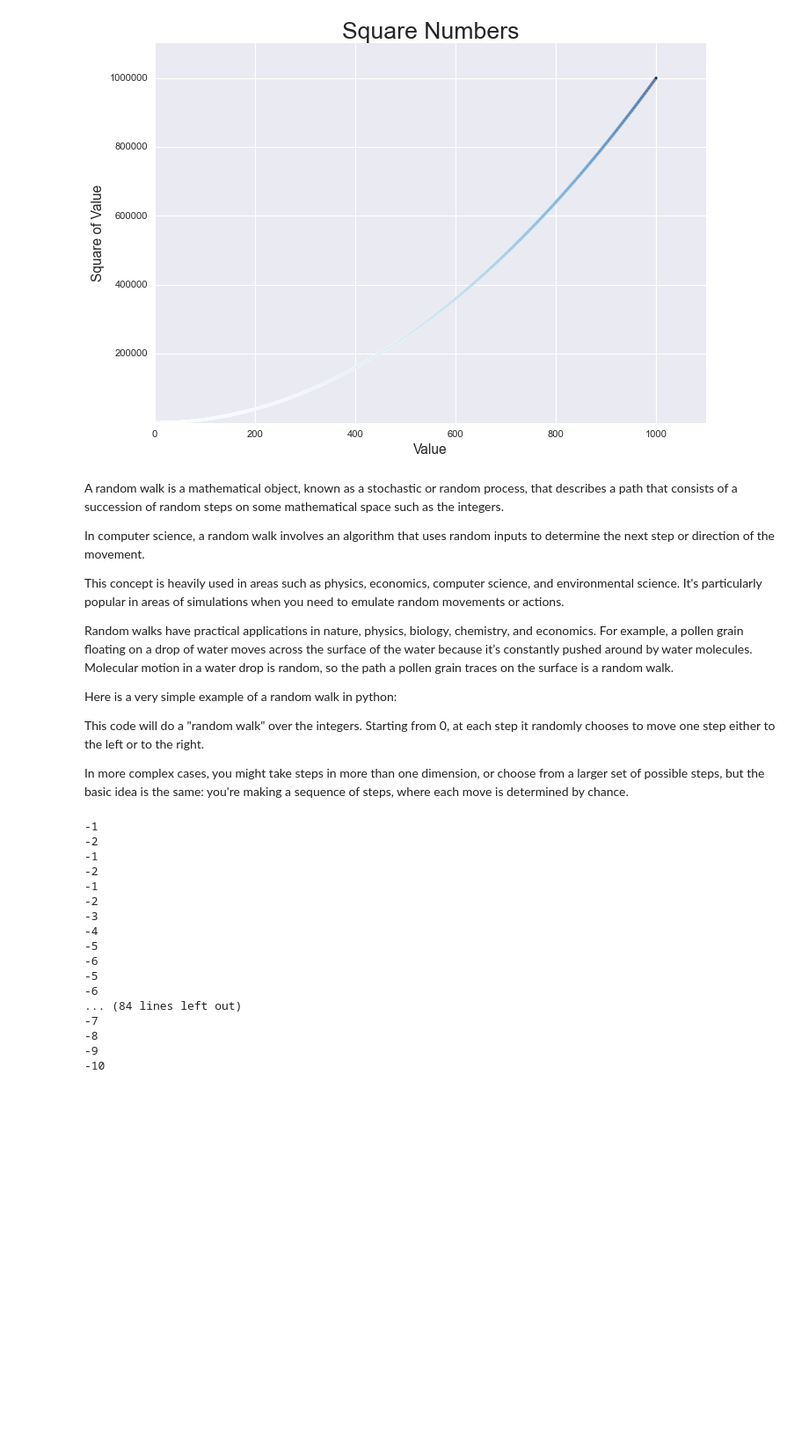
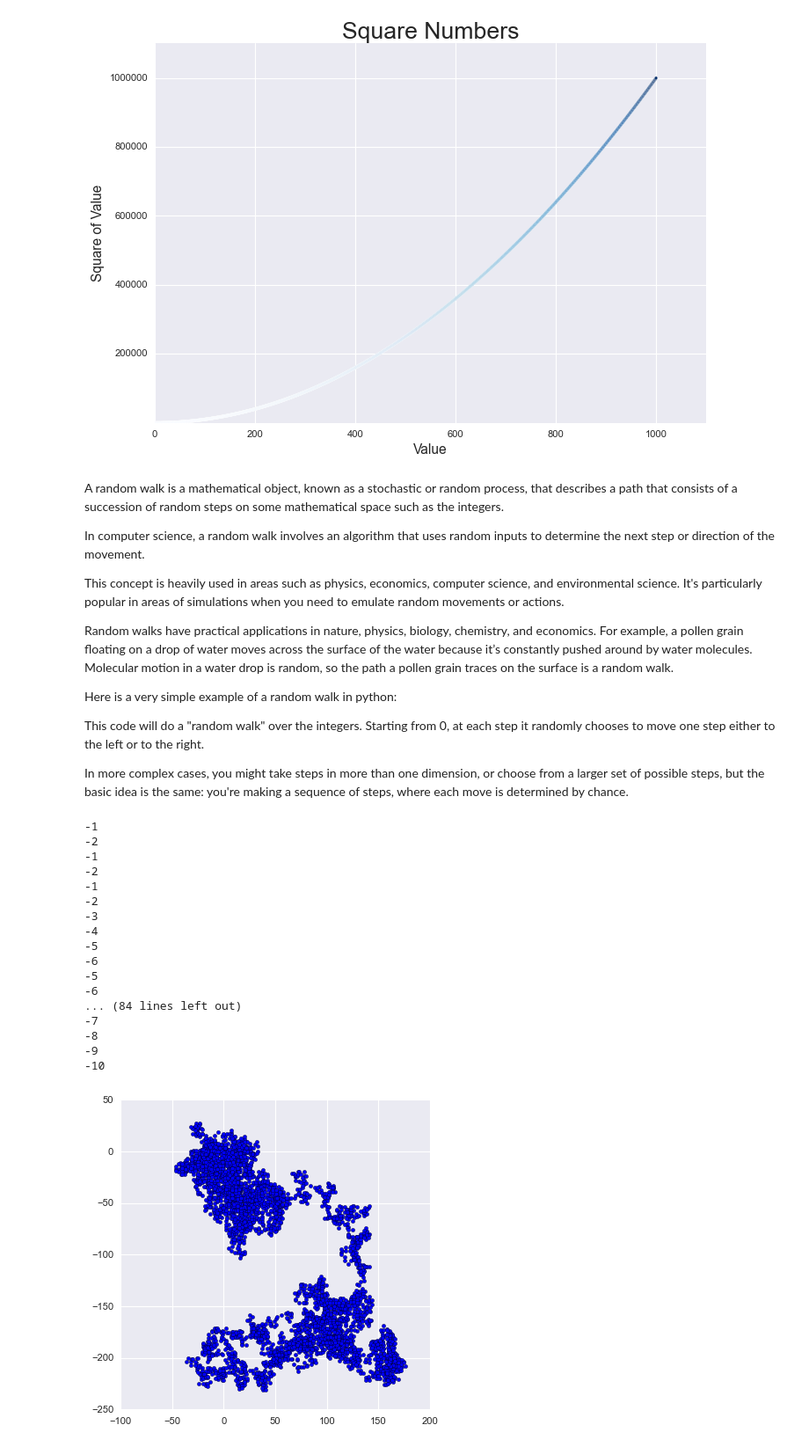
Before and after one commit to jerrywinni/PythonCrashCourse, a Jupyter notebook: PythonCrashCourse_project_data_visualization.ipynb, the cells around one changed output. Shown: that part at 88% size. Saved outputs shown, nothing was run; the diff lists cells and outputs as text; code cells hidden in the pictures; blank space fills up the shorter version.

```diff
--- a/PythonCrashCourse_project_data_visualization.ipynb
+++ b/PythonCrashCourse_project_data_visualization.ipynb
@@ -276,0 +239,17 @@ class RandomWalk:
+# %%
+import matplotlib.pyplot as plt
+
+from random_walk import RandomWalk
+
+# Make a random walk.
+rw = RandomWalk()
+rw.fill_walk()
+
+# Plot the points in the walk.
+plt.style.use('seaborn')
+fig, ax = plt.subplots()
+ax.scatter(rw.x_values, rw.y_values, s=15)
+ax.set_aspect('equal')
+plt.show()
+# %% [output]
+[figure, added]
```
Also changed, not shown: parts of 2 cells of this notebook, 1 other file.
